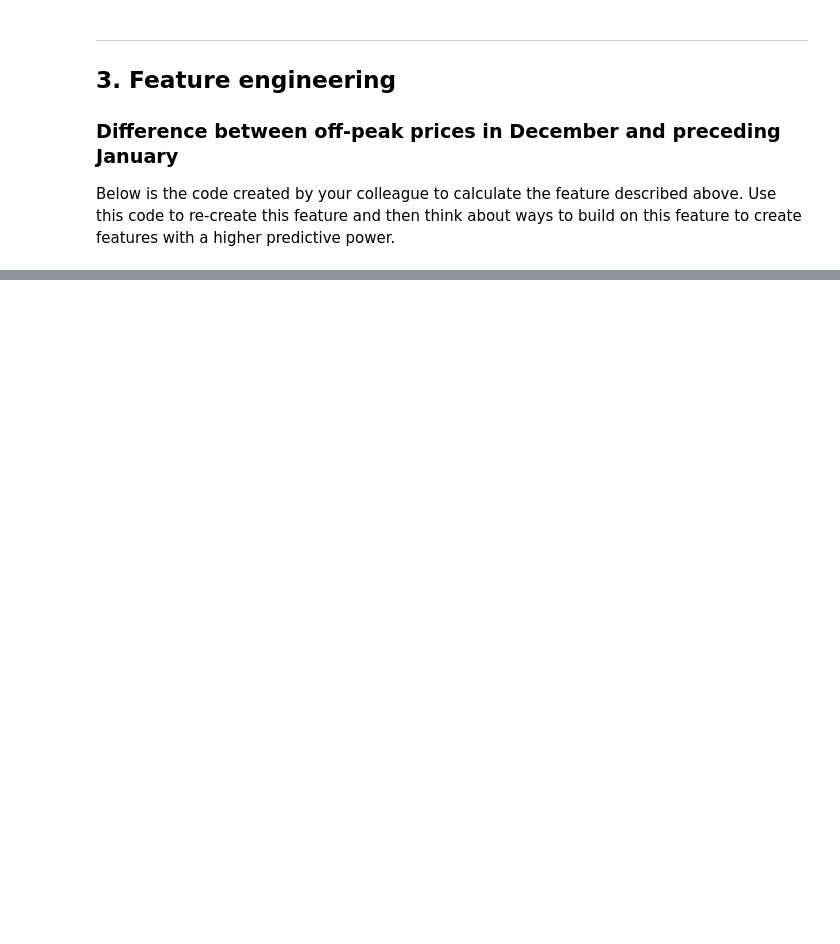
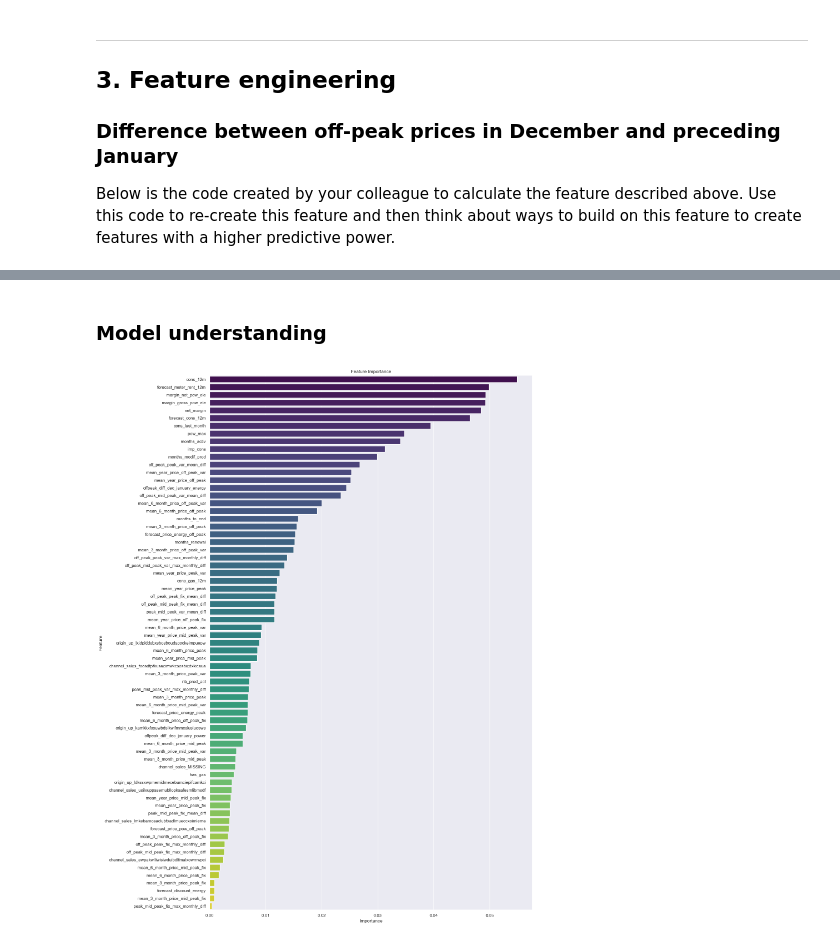
Before and after one commit to JammalAdeyemi/Forage-JobSimulation, a Jupyter notebook: BCGx_JobSim/Task_3/feature_engineering.ipynb, the cells around one changed output, grey strips where cells are left out. Saved outputs shown, nothing was run; the diff lists cells and outputs as text; code cells hidden in the pictures; blank space fills up the shorter version.

```diff
--- a/BCGx_JobSim/Task_3/feature_engineering.ipynb
+++ b/BCGx_JobSim/Task_3/feature_engineering.ipynb
@@ -90,0 +464,2 @@ diff.head()
+# %%
+df_new = df_new.drop(columns=['num_years_antig', 'forecast_cons_year'])
@@ -90,0 +563,19 @@ diff.head()
+# %% [markdown]
+### Model understanding
+# %%
+# Feature importance
+feature_importance = rf_model.feature_importances_
+
+# Create a DataFrame of feature importance for better visualization
+feature_importance_df = pd.DataFrame({'Feature': X.columns, 'Importance': feature_importance})
+sorted_feature_importance = feature_importance_df.sort_values(by='Importance', ascending=False)
+
+# Plotting feature importance
+plt.figure(figsize=(15, 25))
+sns.barplot(x='Importance', y='Feature', data=sorted_feature_importance, palette='viridis')
+plt.title('Feature Importance')
+plt.xlabel('Importance')
+plt.ylabel('Feature')
+plt.show()
+# %% [output]
+[figure, added]
```
Also changed, not shown: parts of 46 cells of this notebook.
